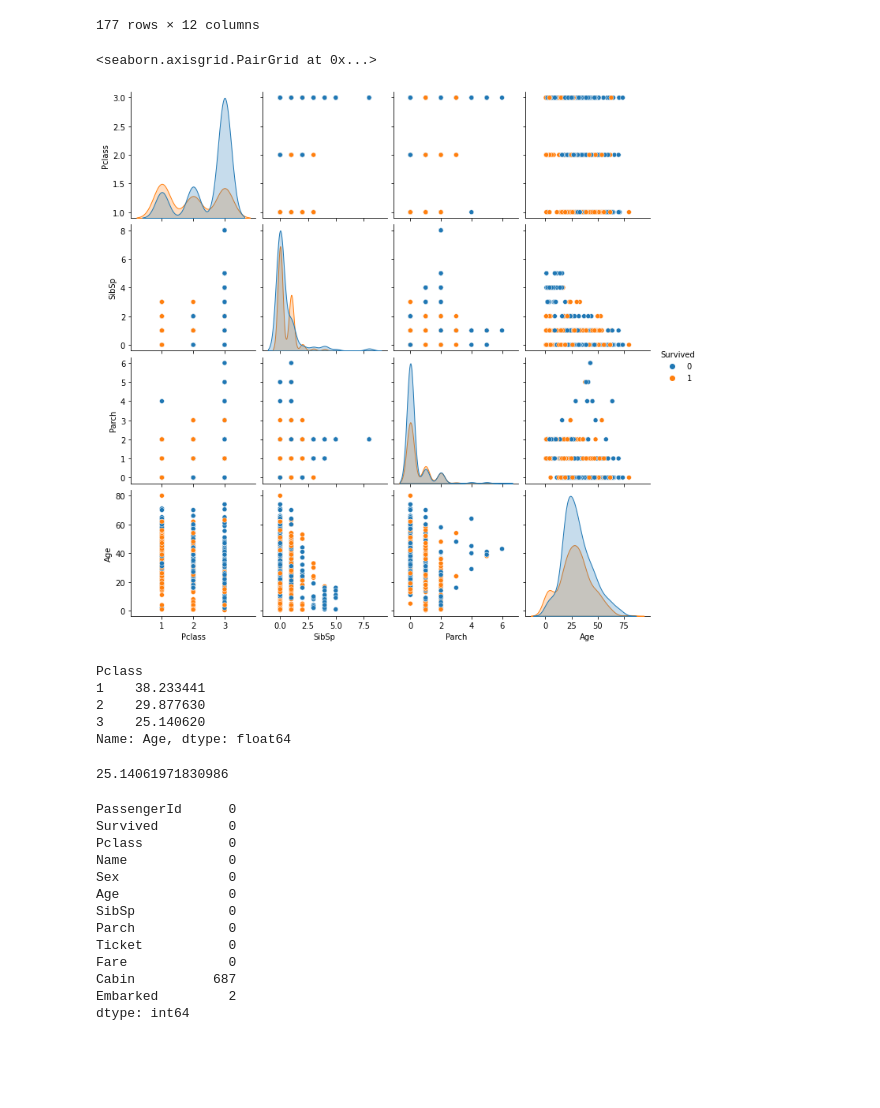
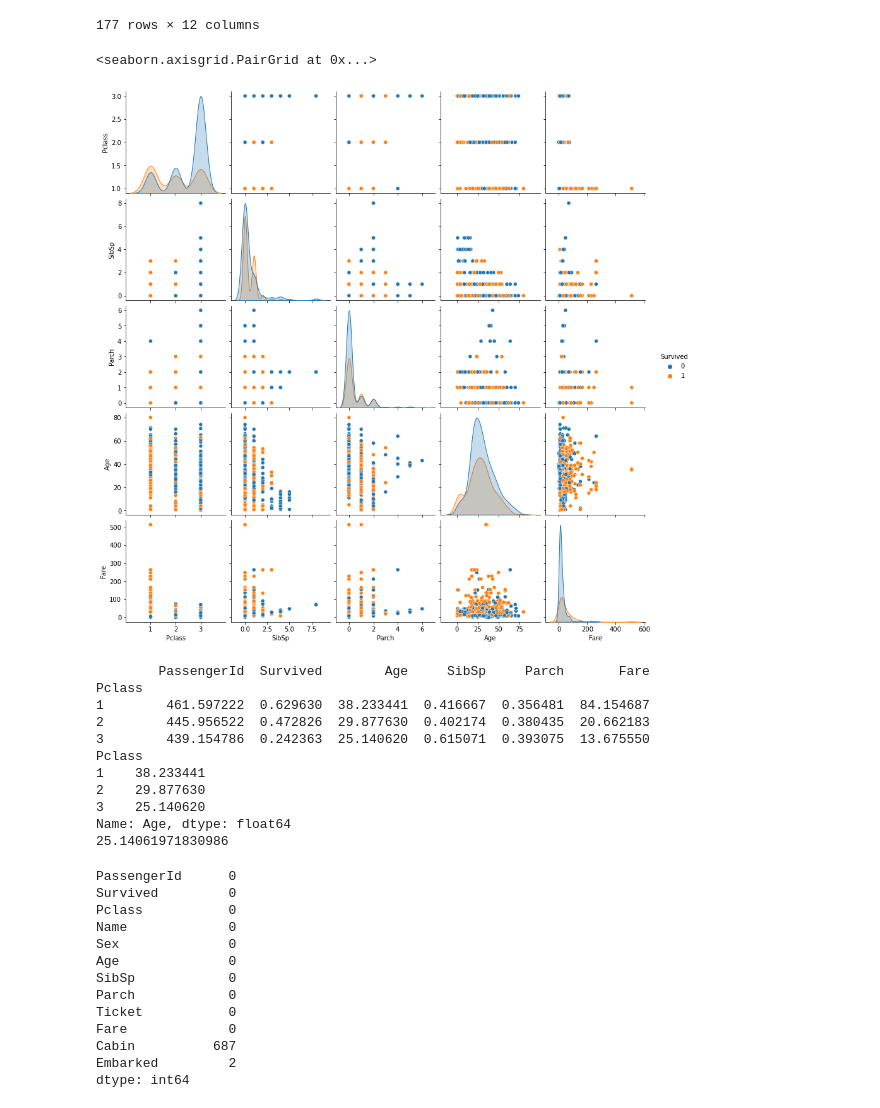
Before and after one commit to kartikgupta89/datascience-kaggle, a Jupyter notebook: c1-titanic-survival-predictions.ipynb, the cells around one changed output. Cells and saved outputs as stored; diff of their text form; code cells hidden in the pictures; blank space fills up the shorter version.

Commit message:
Kaggle Notebook | C1: Titanic Survival Predictions | Version 13 | RF with feature added Fare

```diff
--- a/c1-titanic-survival-predictions.ipynb
+++ b/c1-titanic-survival-predictions.ipynb
@@ -122,22 +177,26 @@ train_data[train_data.Age.isna()]
 177 rows × 12 columns
 # %%
 import seaborn as sns
-sns.pairplot(train_data[['Pclass','SibSp','Parch','Age','Survived']], hue='Survived')
+sns.pairplot(train_data[['Pclass','SibSp','Parch','Age','Fare','Survived']], hue='Survived')
 # %% [output]
 <seaborn.axisgrid.PairGrid at 0x...>
-[figure, old version]
+[figure, new version]
-# %%
-train_data.groupby('Pclass').mean()['Age']
-# %% [output]
-Pclass
-1    38.233441
-2    29.877630
-3    25.140620
-Name: Age, dtype: float64
-# %%
-train_data.groupby('Pclass').mean()['Age'][3]
-# %% [output]
-25.14061971830986
+# %%
+print(train_data.groupby('Pclass').mean())
+print(train_data.groupby('Pclass').mean()['Age'])
+print(train_data.groupby('Pclass').mean()['Age'][3])
+# %% [output]
+        PassengerId  Survived        Age     SibSp     Parch       Fare
+Pclass
+1        461.597222  0.629630  38.233441  0.416667  0.356481  84.154687
+2        445.956522  0.472826  29.877630  0.402174  0.380435  20.662183
+3        439.154786  0.242363  25.140620  0.615071  0.393075  13.675550
+Pclass
+1    38.233441
+2    29.877630
+3    25.140620
+Name: Age, dtype: float64
+25.14061971830986
 # %%
 def age_approx(cols):
     Age = cols[0]
```
Also changed, not shown: parts of 28 cells of this notebook.
